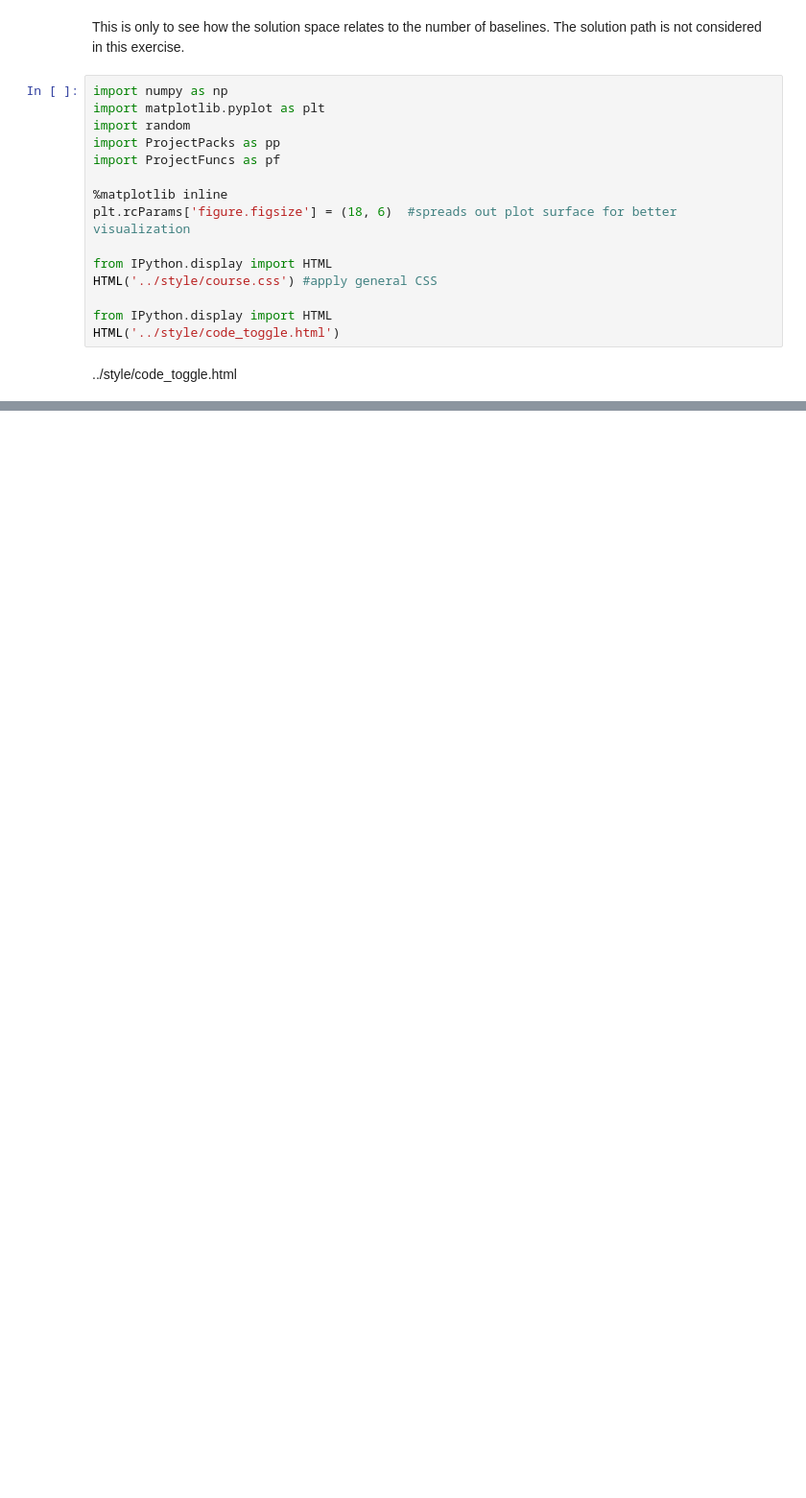
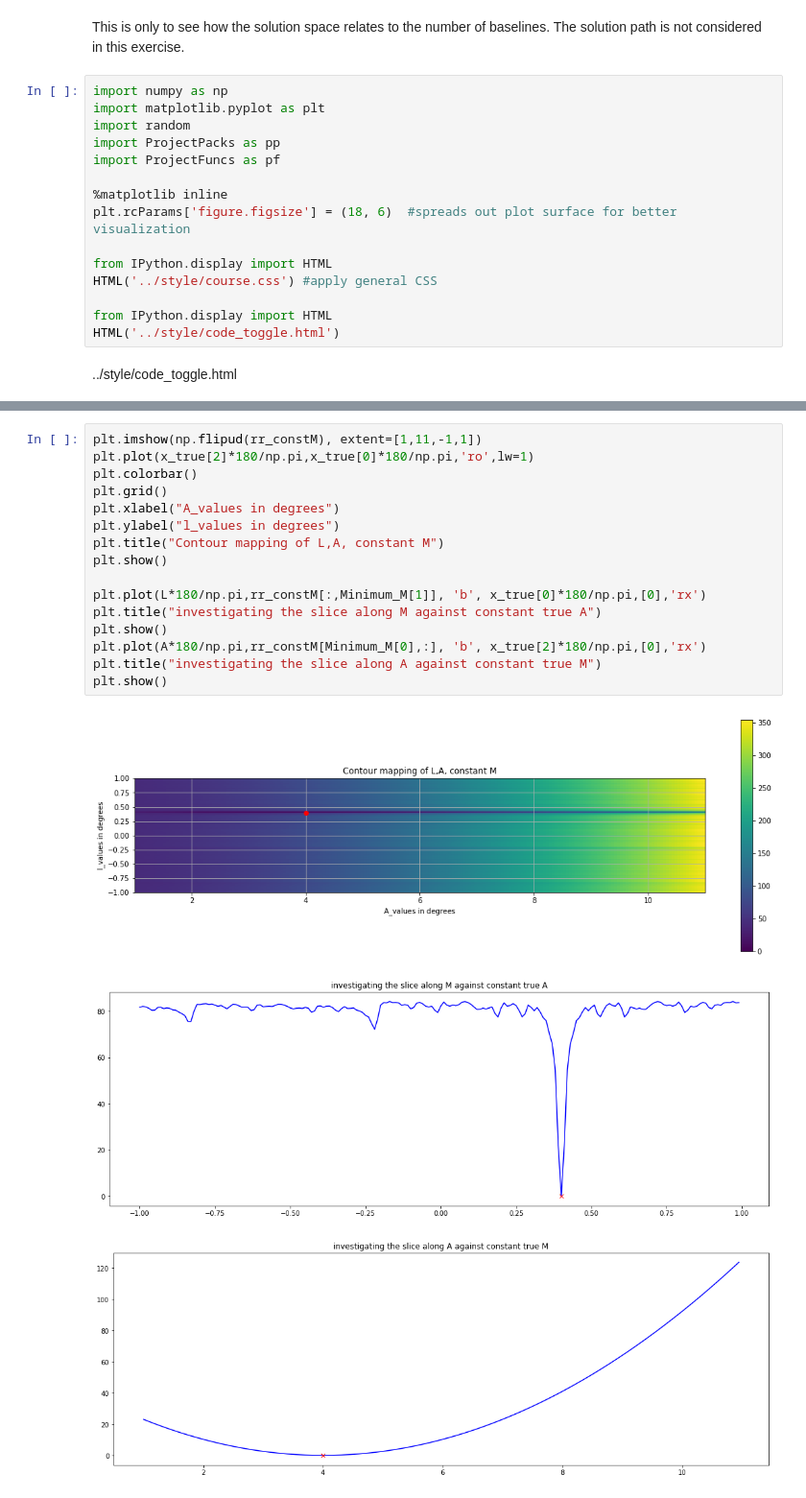
Before and after one commit to TiisQ/Honours-Project, a Jupyter notebook: Solution_Space_per_Baseline.ipynb, the cells around one changed output, grey strips where cells are left out. Shown: that part at 96% size. Cells and saved outputs as stored; diff of their text form; blank space fills up the shorter version.

```diff
--- a/Solution_Space_per_Baseline.ipynb
+++ b/Solution_Space_per_Baseline.ipynb
@@ -82,0 +106,20 @@ Minimum of (M,A) at:  (150, 60)
+# %%
+plt.imshow(np.flipud(rr_constM), extent=[1,11,-1,1])
+plt.plot(x_true[2]*180/np.pi,x_true[0]*180/np.pi,'ro',lw=1)
+plt.colorbar()
+plt.grid()
+plt.xlabel("A_values in degrees")
+plt.ylabel("l_values in degrees")
+plt.title("Contour mapping of L,A, constant M")
+plt.show()
+
+plt.plot(L*180/np.pi,rr_constM[:,Minimum_M[1]], 'b', x_true[0]*180/np.pi,[0],'rx')
+plt.title("investigating the slice along M against constant true A")
+plt.show()
+plt.plot(A*180/np.pi,rr_constM[Minimum_M[0],:], 'b', x_true[2]*180/np.pi,[0],'rx')
+plt.title("investigating the slice along A against constant true M")
+plt.show()
+# %% [output]
+[figure, added]
+[figure, added]
+[figure, added]
```
Also changed, not shown: parts of 5 cells of this notebook.
